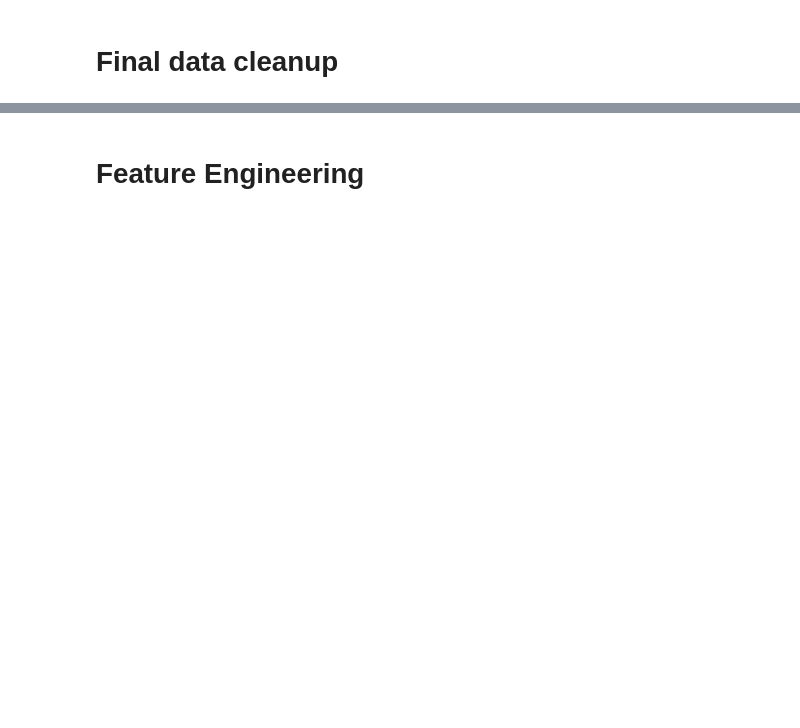
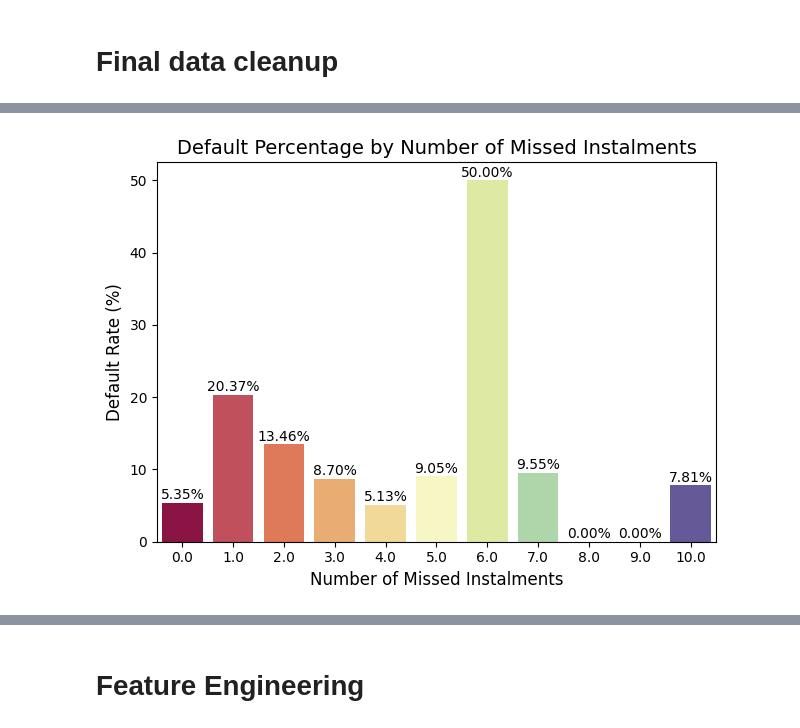
Before and after one commit to jmuhunyu/moniqo_project, a Jupyter notebook: moniqo_project.ipynb, the cells around one changed output, grey strips where cells are left out. Saved outputs shown, nothing was run; the diff lists cells and outputs as text; code cells hidden in the pictures; blank space fills up the shorter version.

```diff
--- a/moniqo_project.ipynb
+++ b/moniqo_project.ipynb
@@ -1821,0 +853,21 @@ See the caveats in the documentation: https://pandas.pydata.org/pandas-docs/stab
+# %%
+# Visualize the relationship between MissedInstalments and IsDefault using a bar plot
+missed_instalment_defaults = df.groupby('MissedInstalments')['IsDefault'].mean().reset_index()
+missed_instalment_defaults['Default Percentage'] = missed_instalment_defaults['IsDefault'] * 100
+sns.barplot(
+    x='MissedInstalments',
+    y='Default Percentage',
+    data=missed_instalment_defaults,
+    palette='Spectral', hue = 'MissedInstalments', legend=False)
+
+
+plt.title('Default Percentage by Number of Missed Instalments', fontsize=14)
+plt.xlabel('Number of Missed Instalments', fontsize=12)
+plt.ylabel('Default Rate (%)', fontsize=12)
+# Add the actual percentage text above each bar
+for index, value in enumerate(missed_instalment_defaults['Default Percentage']):
+    plt.text(index, value + 0.5, f'{value:.2f}%', ha='center')
+plt.tight_layout()
+plt.show()
+# %% [output]
+[figure, added]
```
Also changed, not shown: parts of 89 cells of this notebook, 1 other file.
